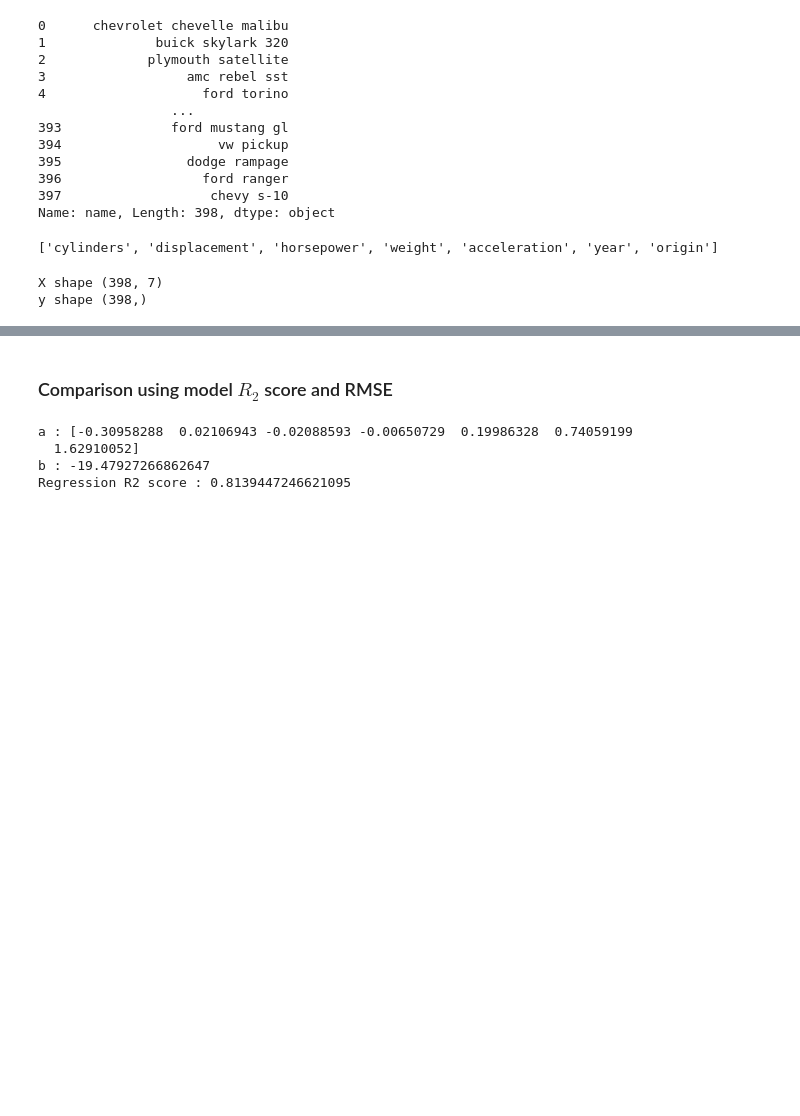
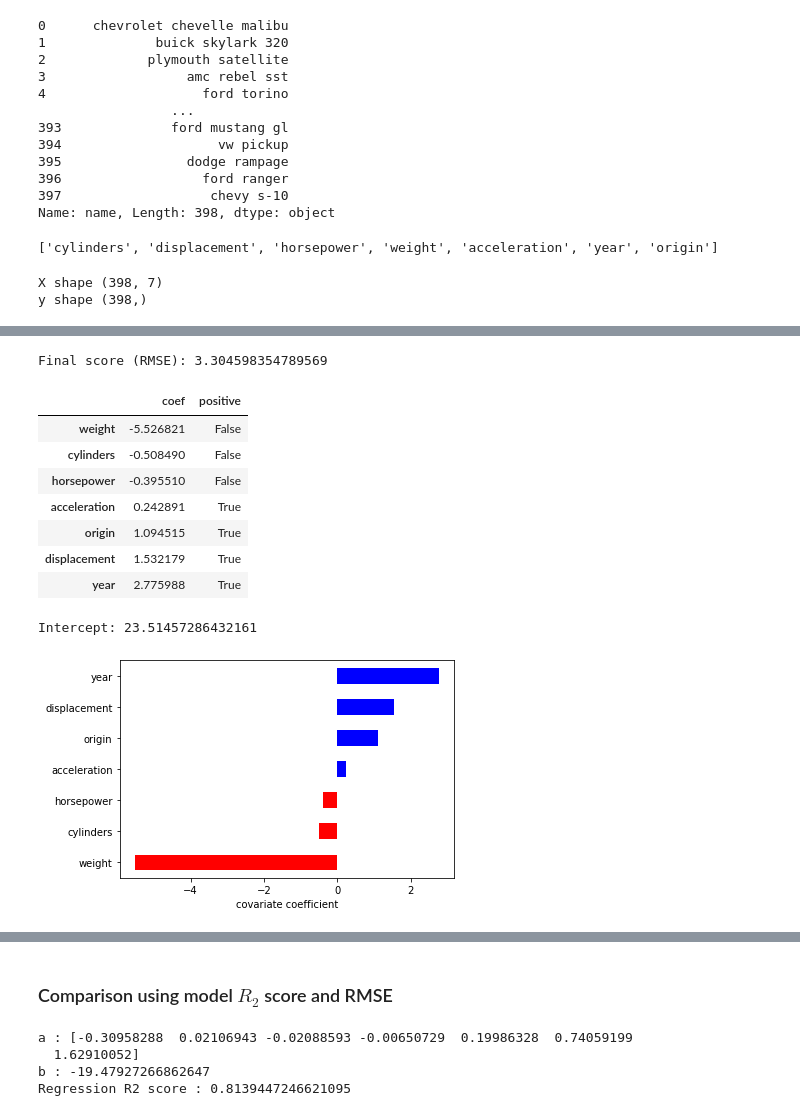
Before and after one commit to Baraa42/Elalami-Skakova-INM702-Coursework, a Jupyter notebook: Task2/Nested models.ipynb, the cells around one changed output, grey strips where cells are left out. Cells and saved outputs as stored; diff of their text form; code cells hidden in the pictures; blank space fills up the shorter version.

```diff
--- a/Task2/Nested models.ipynb
+++ b/Task2/Nested models.ipynb
@@ -106,0 +162,31 @@ X_train, X_test, y_train, y_test = train_test_split(X, y, test_size=0.25, random
+# %%
+# Lasso with different alpha value
+
+# Create linear regression
+regressor = Lasso(random_state=0,alpha=0.01)
+
+# Fit/train LASSO
+regressor.fit(Xs,y)
+# Predict
+pred = regressor.predict(Xs)
+
+# Measure RMSE error.  RMSE is common for regression.
+score = np.sqrt(metrics.mean_squared_error(pred,y))
+print("Final score (RMSE): {}".format(score))
+
+report_coef(
+  names,
+  regressor.coef_,
+  regressor.intercept_)
+# %% [output]
+Final score (RMSE): 3.304598354789569
+|  | coef | positive |
+| weight | -5.526821 | False |
+| cylinders | -0.508490 | False |
+| horsepower | -0.395510 | False |
+| acceleration | 0.242891 | True |
+| origin | 1.094515 | True |
+| displacement | 1.532179 | True |
+| year | 2.775988 | True |
+Intercept: 23.51457286432161
+[figure, added]
```
Also changed, not shown: parts of 34 cells of this notebook, 1 other file.
